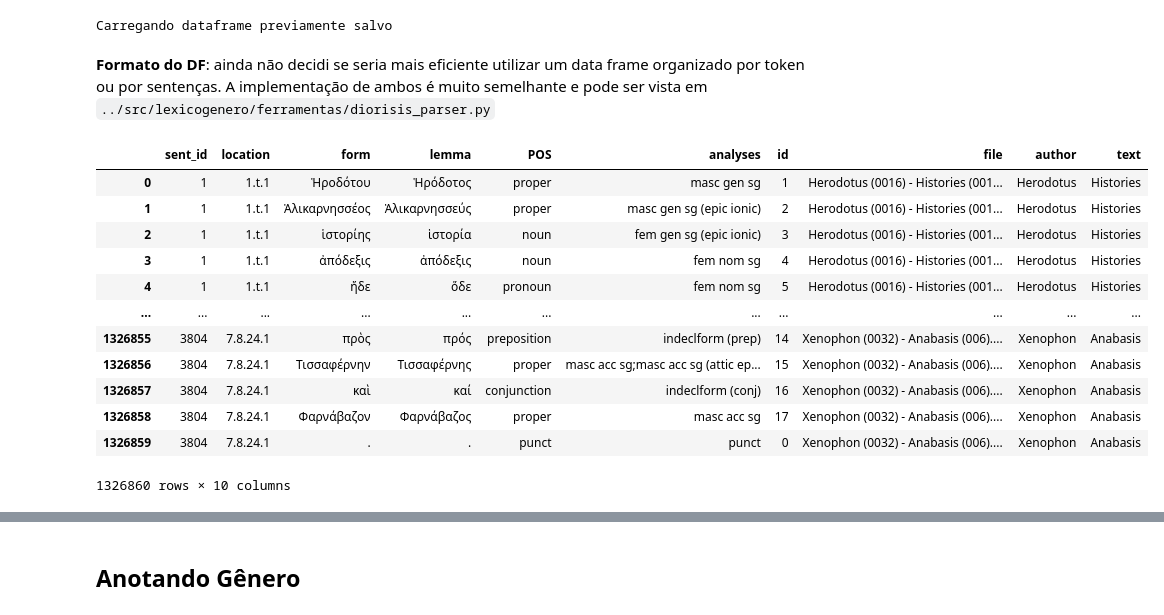
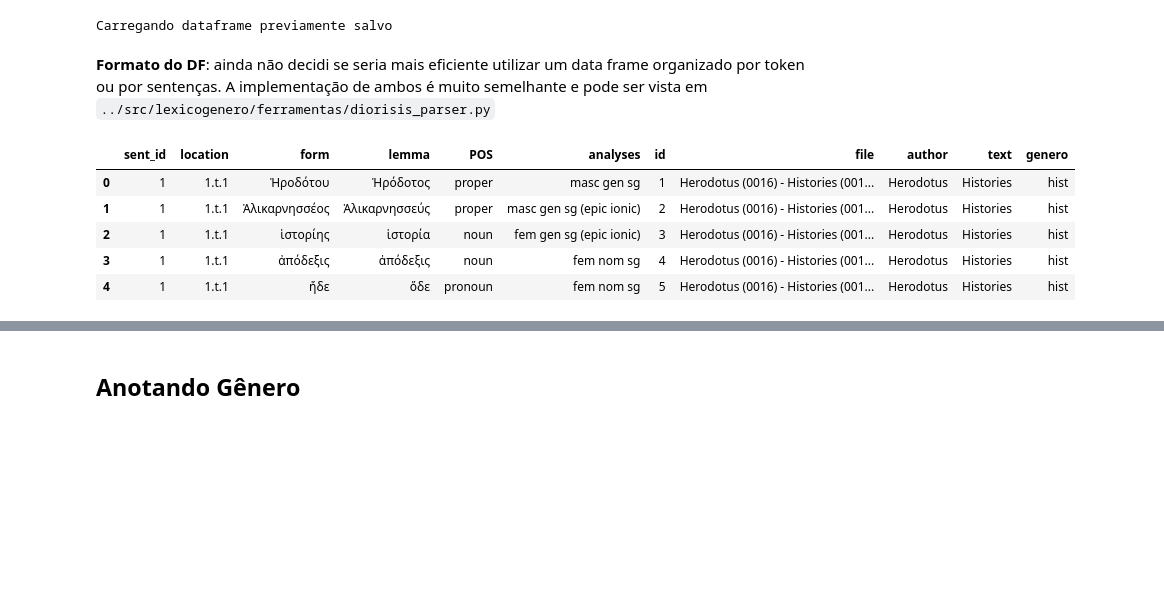
Before and after one commit to caiogeraldes/lexico-e-genero, a Jupyter notebook: notebooks/Testes de viabilidade.ipynb, the cells around one changed output, grey strips where cells are left out. Drawn from its saved outputs; the diff is of its cells as text; code cells hidden in the pictures; blank space fills up the shorter version.

```diff
--- a/notebooks/Testes de viabilidade.ipynb
+++ b/notebooks/Testes de viabilidade.ipynb
@@ -71,21 +80,14 @@ else:
     df_sents = pd.read_csv(SENTS)
 # %% [output]
 Carregando dataframe previamente salvo
-# %% [markdown]
-**Formato do DF**: ainda não decidi se seria mais eficiente utilizar um data frame organizado por token ou por sentenças. A implementação de ambos é muito semelhante e pode ser vista em `../src/lexicogenero/ferramentas/diorisis_parser.py`
+# %% [markdown]
+**Formato do DF**: ainda não decidi se seria mais eficiente utilizar um data frame organizado por token ou por sentenças. A implementação de ambos é muito semelhante e pode ser vista em `../src/lexicogenero/ferramentas/diorisis_parser.py`
 # %%
-df_tokens
+df_tokens.head()
 # %% [output]
-|  | sent_id | location | form | lemma | POS | analyses | id | file | author | text |
-| 0 | 1 | 1.t.1 | Ἡροδότου | Ἡρόδοτος | proper | masc gen sg | 1 | Herodotus (0016) - Histories (001... | Herodotus | Histories |
-| 1 | 1 | 1.t.1 | Ἁλικαρνησσέος | Ἁλικαρνησσεύς | proper | masc gen sg (epic ionic) | 2 | Herodotus (0016) - Histories (001... | Herodotus | Histories |
-| 2 | 1 | 1.t.1 | ἱστορίης | ἱστορία | noun | fem gen sg (epic ionic) | 3 | Herodotus (0016) - Histories (001... | Herodotus | Histories |
-| 3 | 1 | 1.t.1 | ἀπόδεξις | ἀπόδεξις | noun | fem nom sg | 4 | Herodotus (0016) - Histories (001... | Herodotus | Histories |
-| 4 | 1 | 1.t.1 | ἥδε | ὅδε | pronoun | fem nom sg | 5 | Herodotus (0016) - Histories (001... | Herodotus | Histories |
-| ... | ... | ... | ... | ... | ... | ... | ... | ... | ... | ... |
-| 1326855 | 3804 | 7.8.24.1 | πρὸς | πρός | preposition | indeclform (prep) | 14 | Xenophon (0032) - Anabasis (006).... | Xenophon | Anabasis |
-| 1326856 | 3804 | 7.8.24.1 | Τισσαφέρνην | Τισσαφέρνης | proper | masc acc sg;masc acc sg (attic ep... | 15 | Xenophon (0032) - Anabasis (006).... | Xenophon | Anabasis |
-| 1326857 | 3804 | 7.8.24.1 | καὶ | καί | conjunction | indeclform (conj) | 16 | Xenophon (0032) - Anabasis (006).... | Xenophon | Anabasis |
-| 1326858 | 3804 | 7.8.24.1 | Φαρνάβαζον | Φαρνάβαζος | proper | masc acc sg | 17 | Xenophon (0032) - Anabasis (006).... | Xenophon | Anabasis |
-| 1326859 | 3804 | 7.8.24.1 | . | . | punct | punct | 0 | Xenophon (0032) - Anabasis (006).... | Xenophon | Anabasis |
+|  | sent_id | location | form | lemma | POS | analyses | id | file | author | text | genero |
+| 0 | 1 | 1.t.1 | Ἡροδότου | Ἡρόδοτος | proper | masc gen sg | 1 | Herodotus (0016) - Histories (001... | Herodotus | Histories | hist |
+| 1 | 1 | 1.t.1 | Ἁλικαρνησσέος | Ἁλικαρνησσεύς | proper | masc gen sg (epic ionic) | 2 | Herodotus (0016) - Histories (001... | Herodotus | Histories | hist |
+| 2 | 1 | 1.t.1 | ἱστορίης | ἱστορία | noun | fem gen sg (epic ionic) | 3 | Herodotus (0016) - Histories (001... | Herodotus | Histories | hist |
+| 3 | 1 | 1.t.1 | ἀπόδεξις | ἀπόδεξις | noun | fem nom sg | 4 | Herodotus (0016) - Histories (001... | Herodotus | Histories | hist |
+| 4 | 1 | 1.t.1 | ἥδε | ὅδε | pronoun | fem nom sg | 5 | Herodotus (0016) - Histories (001... | Herodotus | Histories | hist |
-1326860 rows × 10 columns
```
Also changed, not shown: parts of 47 cells of this notebook.
